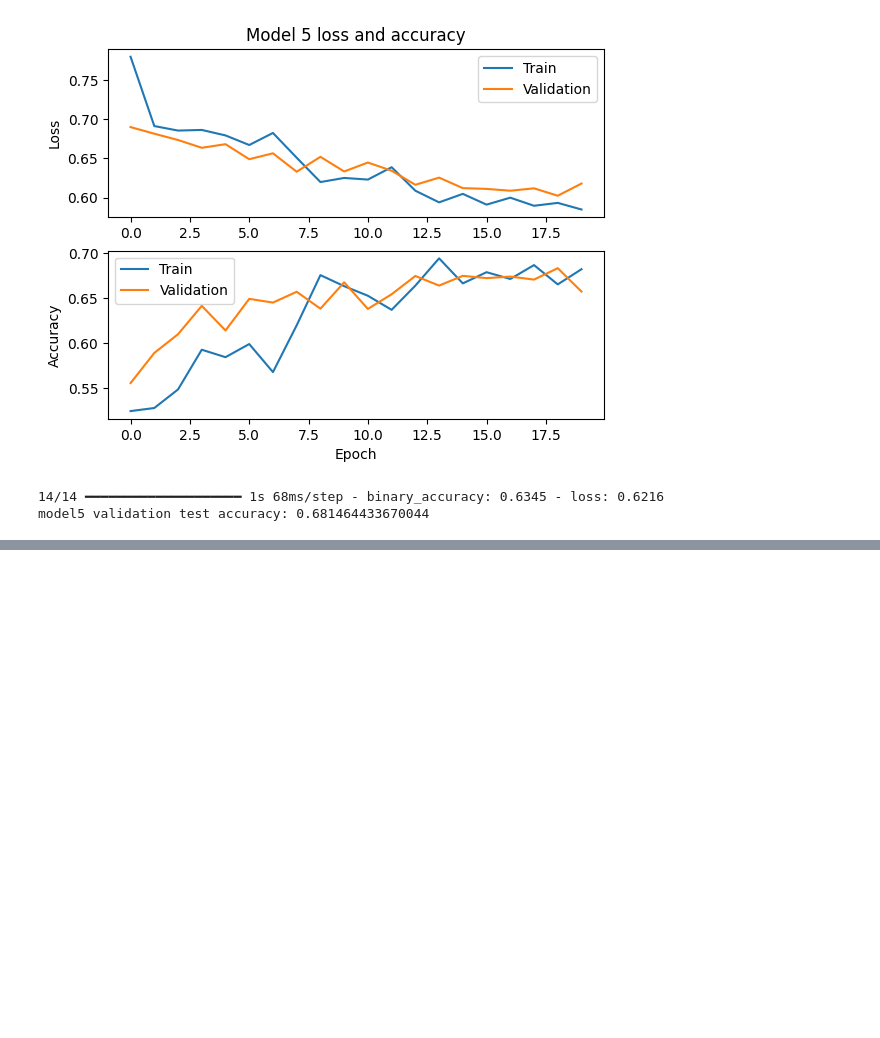
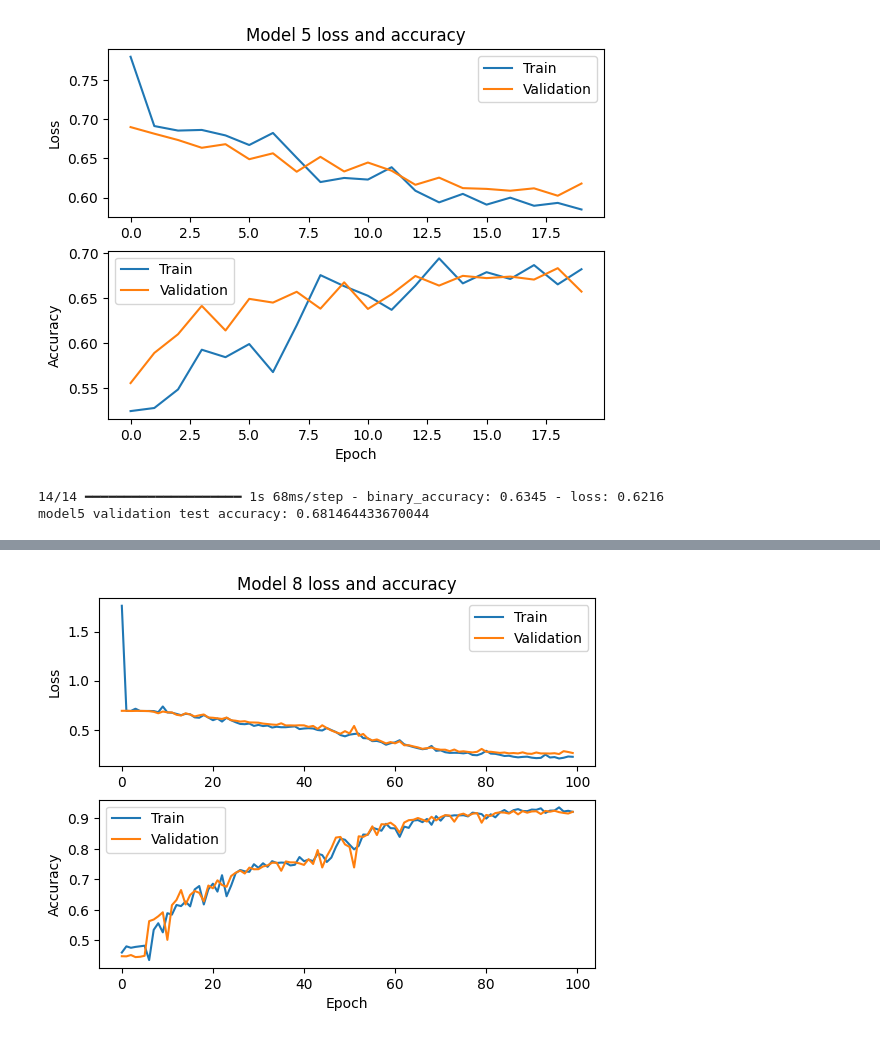
Before and after one commit to elizahoward/smart-pixels-ml, a Jupyter notebook: danielTestNotebook.ipynb, the cells around one changed output, grey strips where cells are left out. Saved outputs shown, nothing was run; the diff lists cells and outputs as text; code cells hidden in the pictures; blank space fills up the shorter version.

```diff
--- a/danielTestNotebook.ipynb
+++ b/danielTestNotebook.ipynb
@@ -445,0 +510,6 @@ model6.save(filepath)
+# %%
+validation_dir = "./tf_records3000DanielWith20Timing/tfrecords_validation/"
+train_dir = "./tf_records3000DanielWith20Timing/tfrecords_train/"
+x_feature_description: list = ['x_size','z_global','y_profile','x_profile','cluster']
+trainODG8 = OptimizedDataGenerator(tf_records_dir=train_dir,load_records=True, x_feature_description=x_feature_description,time_stamps=list(range(20)))
+validationODG8 = OptimizedDataGenerator(tf_records_dir=validation_dir,load_records=True, x_feature_description=x_feature_description,time_stamps=list(range(20)))
@@ -445,0 +519,27 @@ model6.save(filepath)
+# %%
+input1 = tf.keras.layers.Input(shape=(1,), name="z_global")
+input2 = tf.keras.layers.Input(shape=(1,), name="x_size")
+input3 = tf.keras.layers.Input(shape=(21,), name="x_profile")
+input4 = tf.keras.layers.Input(shape=(13,), name="y_profile")
+input5 = tf.keras.layers.Input(shape=(13,21,20), name="cluster")
+# flatCluster = tf.keras.layers.Flatten()(input5)
+inputList = [input1, input5]
+# inputs = tf.keras.layers.Concatenate()(inputList)
+stackConv = tf.keras.layers.Conv2D(32,(3,3),activation='relu',input_shape=(13,21,20))(input5)
+stackConv = tf.keras.layers.MaxPool2D((2,2))(stackConv)
+stackConv = tf.keras.layers.Conv2D(64,(3,3),activation='relu')(stackConv)
+stackConv = tf.keras.layers.Flatten()(stackConv)
+stackSingles = tf.keras.layers.Dense(16,activation='relu')(input1)
+# stackSingles = tf.keras.layers.Flatten()(stackSingles)
+stack = tf.keras.layers.Concatenate()([stackSingles,stackConv])
+stack = tf.keras.layers.Dense(16,activation='relu')(stack)
+stack = tf.keras.layers.Dense(16)(stack)
+output = tf.keras.layers.Dense(1,activation='sigmoid')(stack)
+
+model8 = tf.keras.Model(inputs=inputList, outputs=output)
+
+# model.summary()
+
+model8.compile(optimizer='adam', loss='binary_crossentropy', metrics=['binary_accuracy'])
+callbacks = []
+history8 = model8.fit(x=trainODG8,validation_data=validationODG8, callbacks=callbacks,epochs=100)
@@ -445,0 +567,6 @@ model6.save(filepath)
+# %%
+plotModelHistory(history8,8)
+test_loss, test_acc = model8.evaluate(validationODG8)
+print("model8 validation test accuracy: "+str(test_acc))
+# %% [output]
+[figure, added]
```
Also changed, not shown: parts of 12 cells of this notebook, 4 other files.
